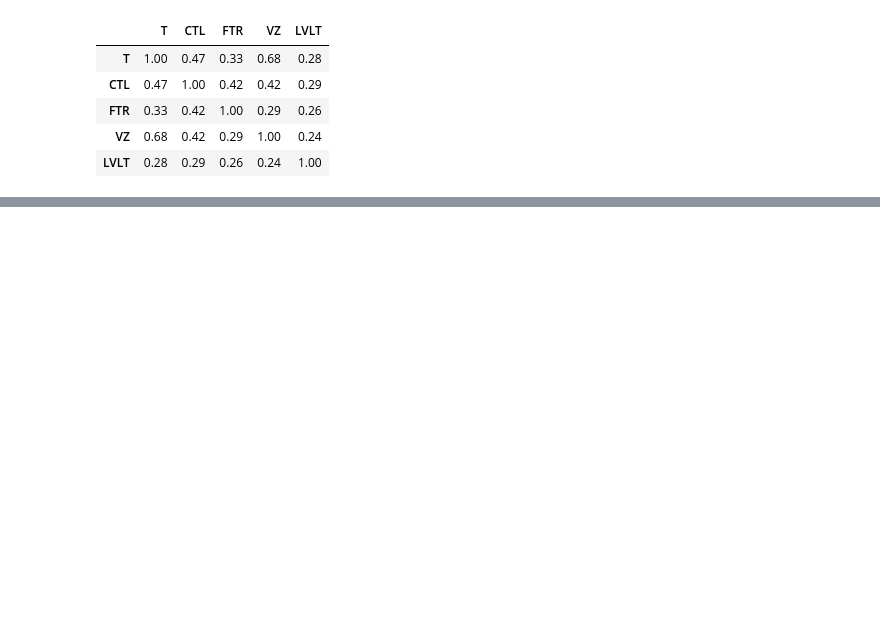
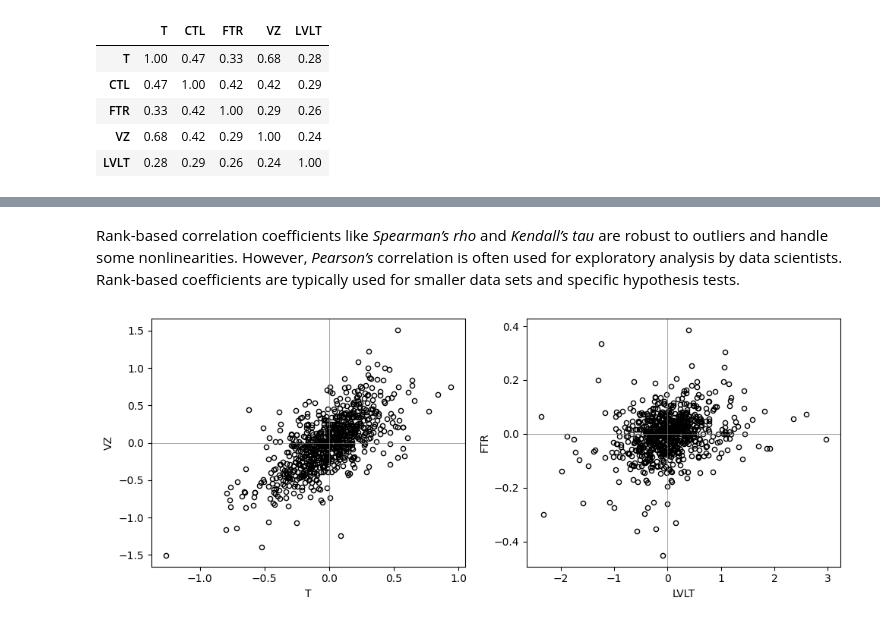
Before and after one commit to matuneville/practical-statistics-book, a Jupyter notebook: src/chapter_01/ExploratoryDataAnalysis_Py.ipynb, the cells around one changed output, grey strips where cells are left out. Cells and saved outputs as stored; diff of their text form; code cells hidden in the pictures; blank space fills up the shorter version.

```diff
--- a/src/chapter_01/ExploratoryDataAnalysis_Py.ipynb
+++ b/src/chapter_01/ExploratoryDataAnalysis_Py.ipynb
@@ -230,0 +237,19 @@ plt.tight_layout()
+# %% [markdown]
+Rank-based correlation coefficients like _Spearman’s rho_ and _Kendall’s tau_ are robust to outliers and handle some nonlinearities. However, _Pearson’s_ correlation is often used for exploratory analysis by data scientists. Rank-based coefficients are typically used for smaller data sets and specific hypothesis tests.
+# %%
+# Scatterplot: to visualize the relationship between two measured data variables
+fig, axes = plt.subplots(1, 2, figsize=(10, 4))  # 1 row, 2 columns for the subplots
+
+# this one is the correlation between the daily returns for ATT and Verizon, which are pretty correlated
+ax1 = telecom.plot.scatter(x='T', y='VZ', ax=axes[0], color=(0, 0, 0, 0), edgecolors='black')
+ax1.axhline(0, color='grey', lw=0.5)
+ax1.axvline(0, color='grey', lw=0.5)
+
+# Plot for LVLT vs. FTR, this is more disperse as they are not so correlated
+ax2 = telecom.plot.scatter(x='LVLT', y='FTR', ax=axes[1], color=(0, 0, 0, 0), edgecolors='black')
+ax2.axhline(0, color='grey', lw=0.5)
+ax2.axvline(0, color='grey', lw=0.5)
+
+plt.tight_layout()
+# %% [output]
+[figure, added]
```
Also changed, not shown: parts of 5 cells of this notebook.
